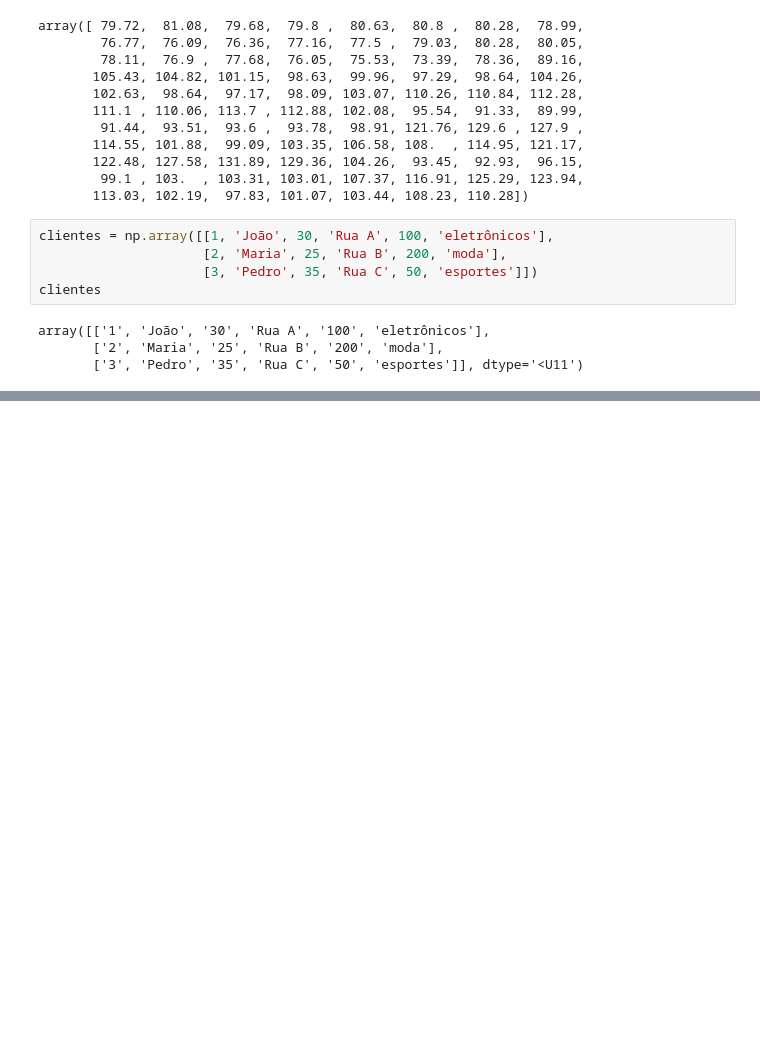
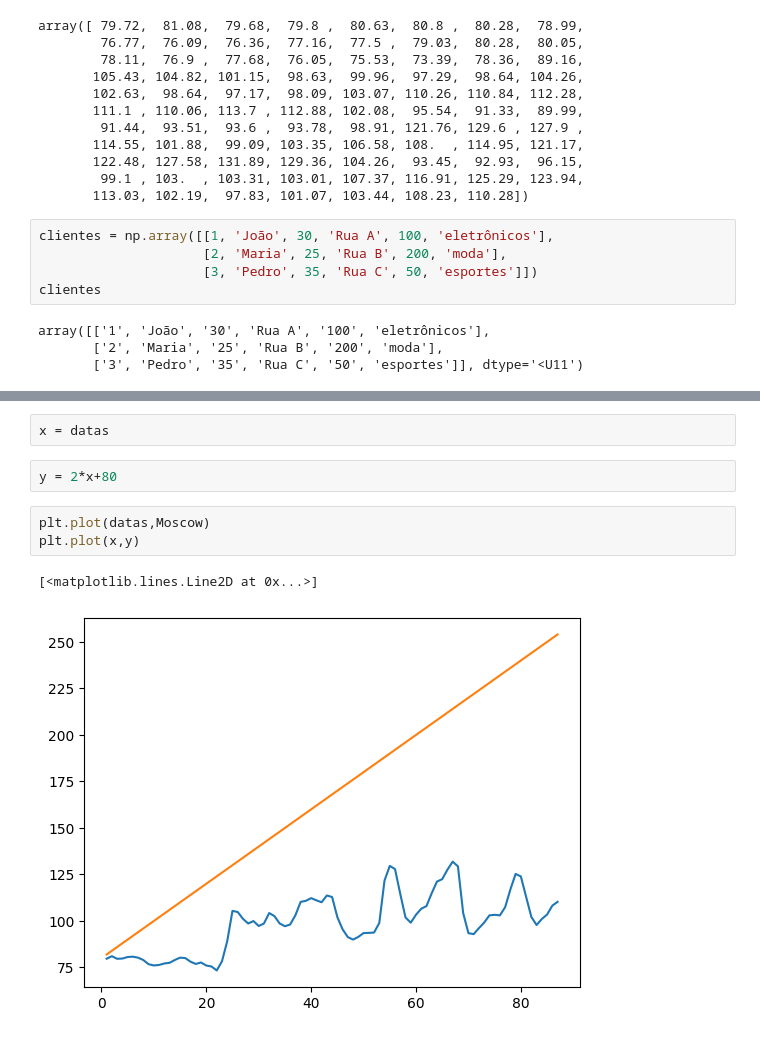
Before and after one commit to alyssonhyago/Cursos_Alura, a Jupyter notebook: Python_Data_Science/Numpy/main.ipynb, the cells around one changed output, grey strips where cells are left out. Cells and saved outputs as stored; diff of their text form; blank space fills up the shorter version.

```diff
--- a/Python_Data_Science/Numpy/main.ipynb
+++ b/Python_Data_Science/Numpy/main.ipynb
@@ -77,0 +150,10 @@ array([['1', 'João', '30', 'Rua A', '100', 'eletrônicos'],
+# %%
+x = datas
+# %%
+y = 2*x+80
+# %%
+plt.plot(datas,Moscow)
+plt.plot(x,y)
+# %% [output]
+[<matplotlib.lines.Line2D at 0x...>]
+[figure, added]
```
Also changed, not shown: parts of 47 cells of this notebook, 1 other file.
